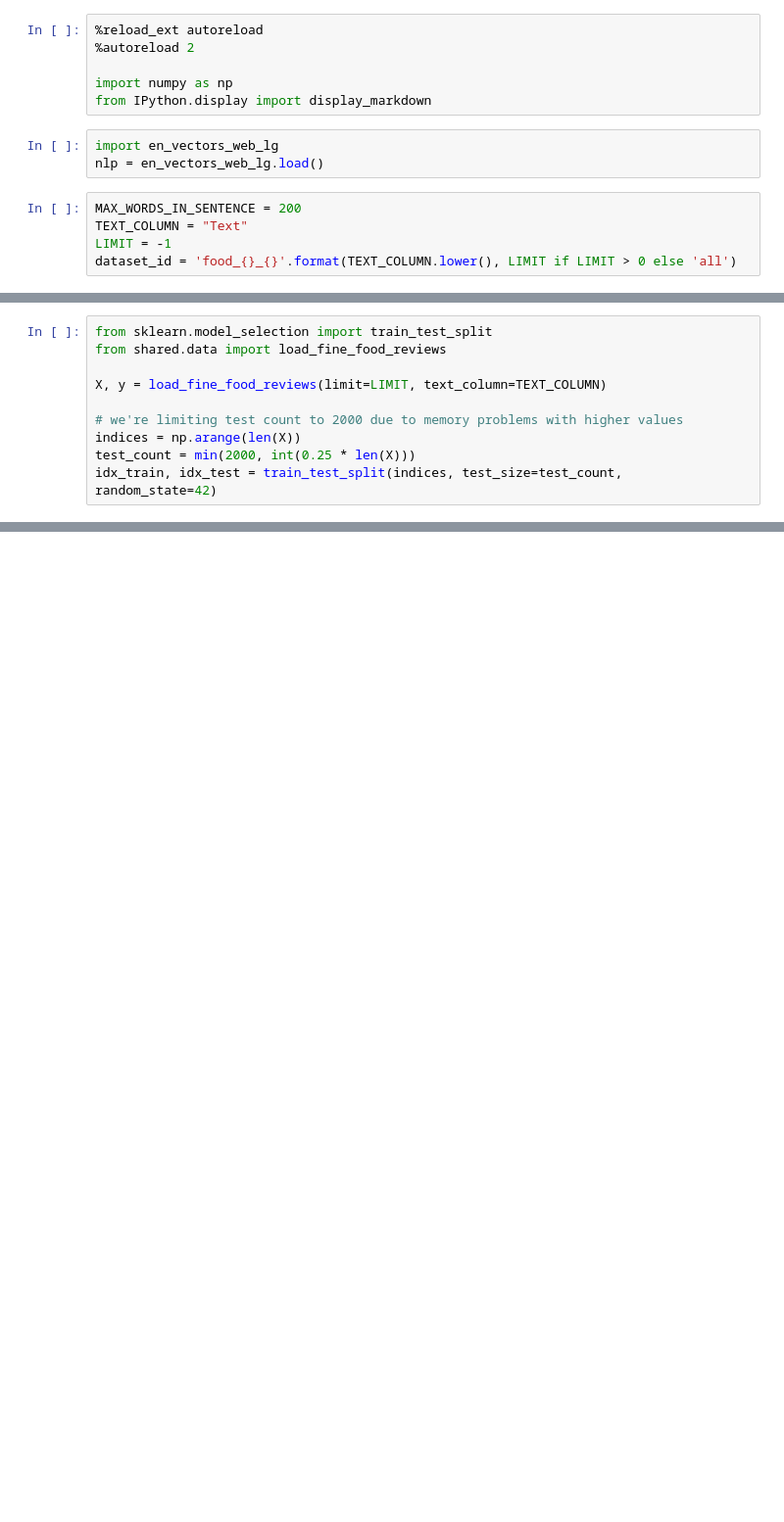
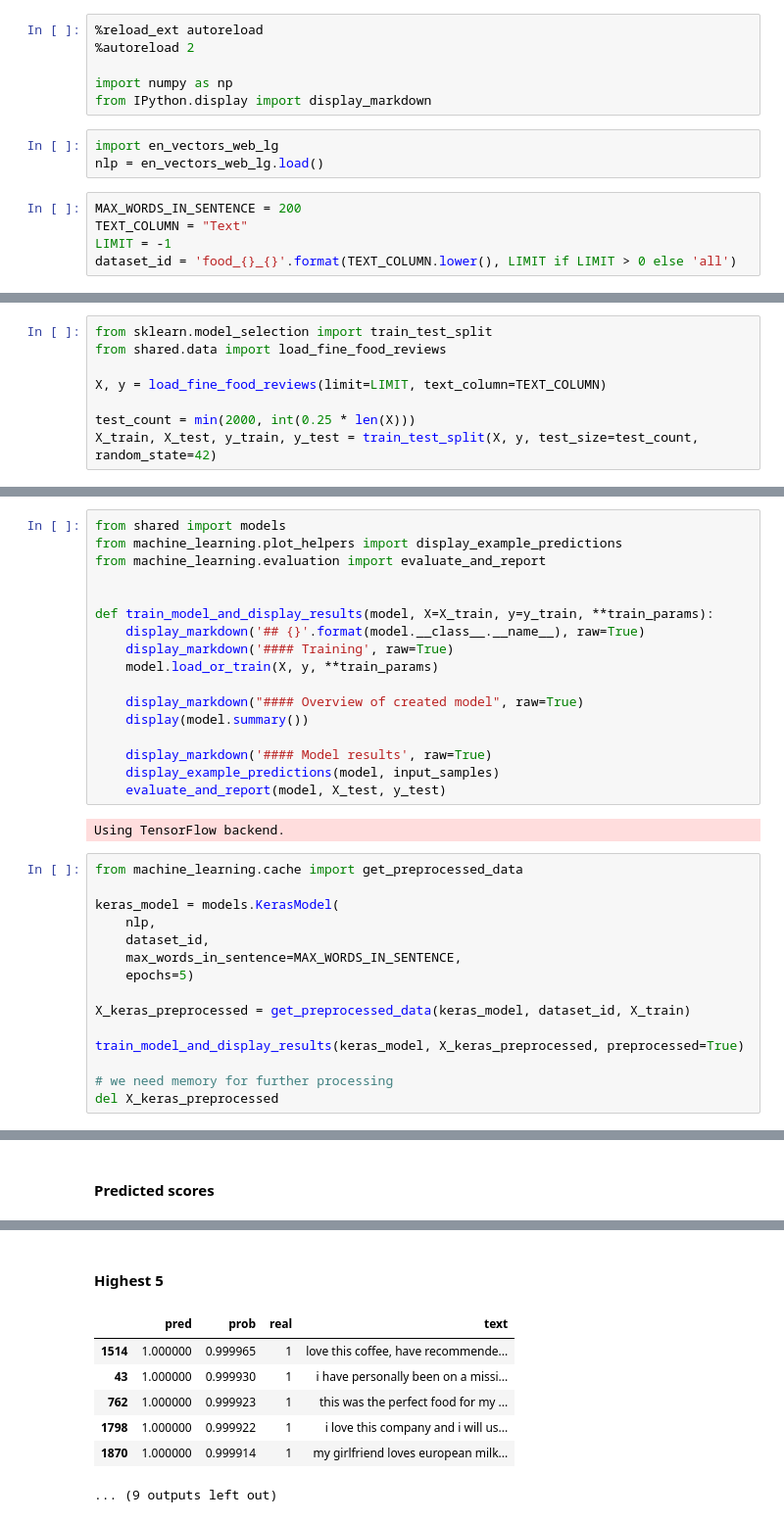
Before and after one commit to Valian/nlp-sentiment-analysis, a Jupyter notebook: src/text_sentiment_analysis_food.ipynb, the cells around one changed output, grey strips where cells are left out. Shown: that part at 98% size. Cells and saved outputs as stored; diff of their text form; blank space fills up the shorter version.

Commit message:
new models, first application try

```diff
--- a/src/text_sentiment_analysis_food.ipynb
+++ b/src/text_sentiment_analysis_food.ipynb
@@ -18,7 +22,5 @@ from shared.data import load_fine_food_reviews
 
 X, y = load_fine_food_reviews(limit=LIMIT, text_column=TEXT_COLUMN)
 
-# we're limiting test count to 2000 due to memory problems with higher values
-indices = np.arange(len(X))
 test_count = min(2000, int(0.25 * len(X)))
-idx_train, idx_test = train_test_split(indices, test_size=test_count, random_state=42)
+X_train, X_test, y_train, y_test = train_test_split(X, y, test_size=test_count, random_state=42)
@@ -276,0 +92,35 @@ avg / total       0.91      0.91      0.90      2000
+# %%
+from shared import models
+from machine_learning.plot_helpers import display_example_predictions
+from machine_learning.evaluation import evaluate_and_report
+
+
+def train_model_and_display_results(model, X=X_train, y=y_train, **train_params):
+    display_markdown('## {}'.format(model.__class__.__name__), raw=True)
+    display_markdown('#### Training', raw=True)
+    model.load_or_train(X, y, **train_params)
+
+    display_markdown("#### Overview of created model", raw=True)
+    display(model.summary())
+
+    display_markdown('#### Model results', raw=True)
+    display_example_predictions(model, input_samples)
+    evaluate_and_report(model, X_test, y_test)
+# %% [output]
+Using TensorFlow backend.
+# %%
+from machine_learning.cache import get_preprocessed_data
+
+keras_model = models.KerasModel(
+    nlp,
+    dataset_id,
+    max_words_in_sentence=MAX_WORDS_IN_SENTENCE,
+    epochs=5)
+
+X_keras_preprocessed = get_preprocessed_data(keras_model, dataset_id, X_train)
+
+train_model_and_display_results(keras_model, X_keras_preprocessed, preprocessed=True)
+
+# we need memory for further processing
+del X_keras_preprocessed
+# %% [output]
@@ -276,0 +165 @@ avg / total       0.91      0.91      0.90      2000
+#### Predicted scores
@@ -276,0 +170,8 @@ avg / total       0.91      0.91      0.90      2000
+#### Highest 5
+|  | pred | prob | real | text |
+| 1514 | 1.000000 | 0.999965 | 1 | love this coffee, have recommende... |
+| 43 | 1.000000 | 0.999930 | 1 | i have personally been on a missi... |
+| 762 | 1.000000 | 0.999923 | 1 | this was the perfect food for my ... |
+| 1798 | 1.000000 | 0.999922 | 1 | i love this company and i will us... |
+| 1870 | 1.000000 | 0.999914 | 1 | my girlfriend loves european milk... |
+... (9 outputs left out)
```
Also changed, not shown: parts of 21 cells of this notebook, 11 other files.
